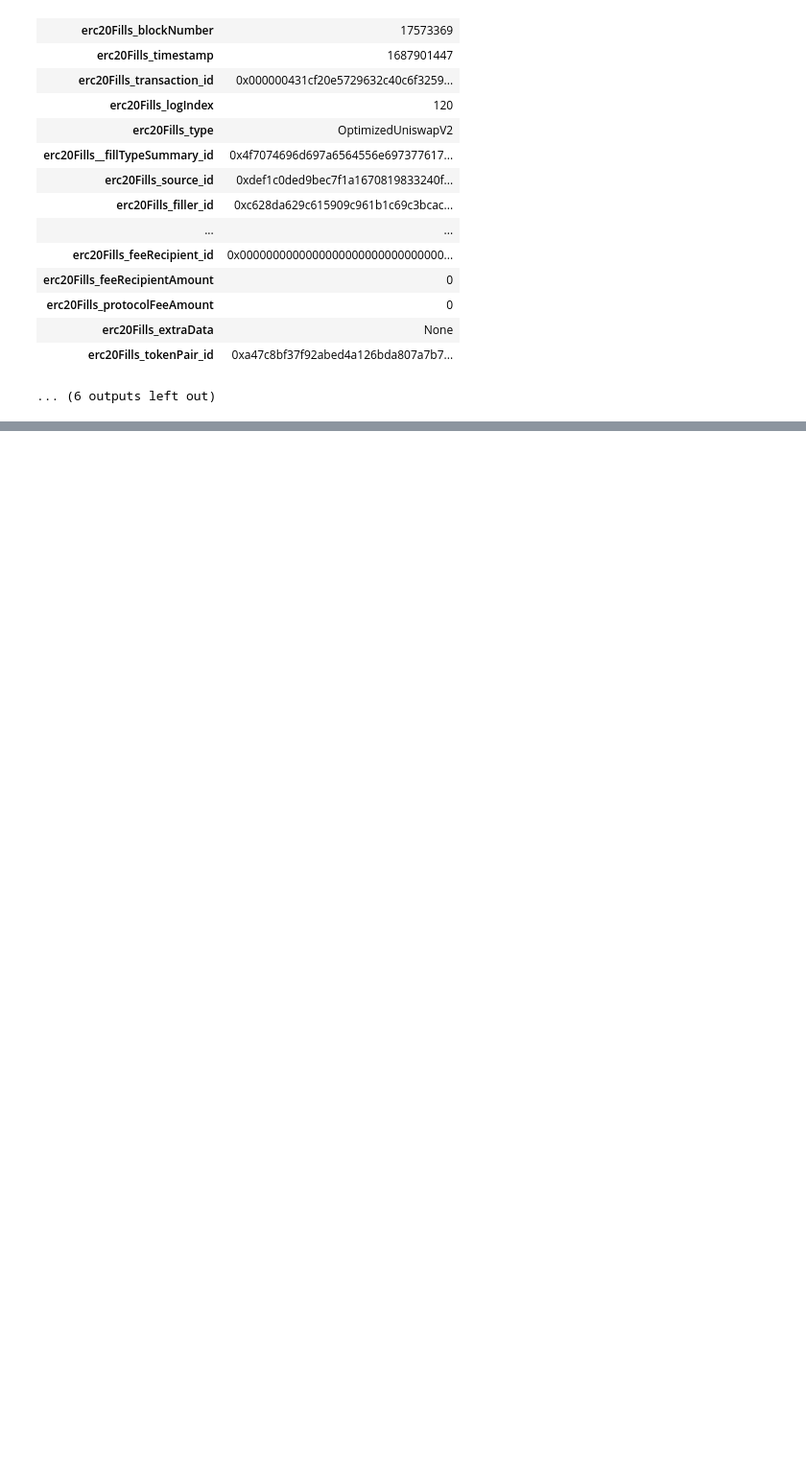
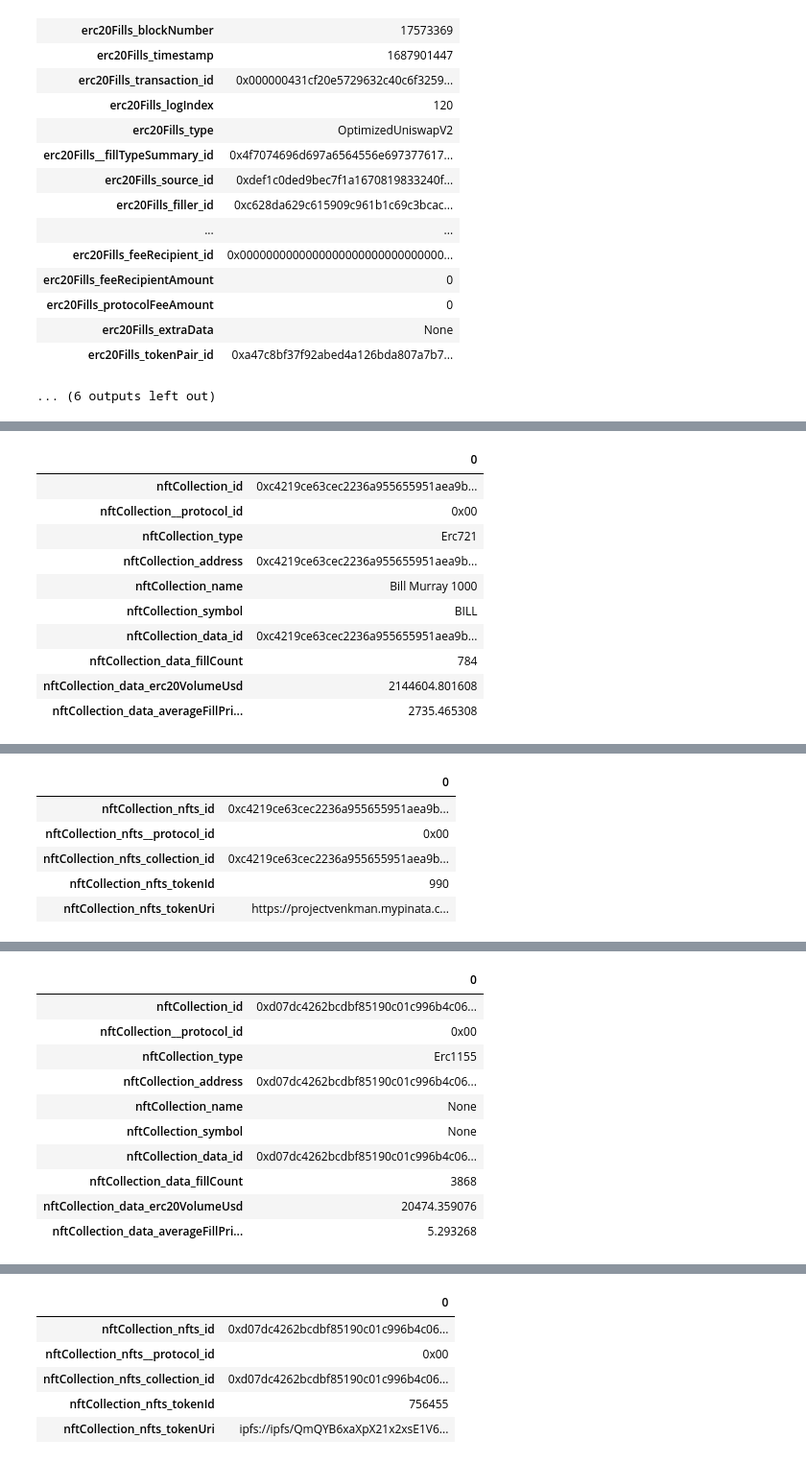
Before and after one commit to papercliplabs/zero-ex-subgraph, a Jupyter notebook: validation/current.ipynb, the cells around one changed output, grey strips where cells are left out. Shown at 96% size. Cells and saved outputs as stored; diff of their text form; code cells hidden in the pictures; blank space fills up the shorter version.

```diff
--- a/validation/current.ipynb
+++ b/validation/current.ipynb
@@ -195,0 +385,18 @@ OptimizedUniswapV2
+# %%
+# NFT Collection + token
+
+def showNftCollectionDataForAddress(address: str):
+    collection = zero_ex.Query.nftCollection(id=address)
+
+    collection_df = sg.query_df([collection, collection.data])
+    print(address, "collection")
+    display(collection_df.T)
+
+    print(address, "nft")
+    nft = collection.nfts(first=1, orderBy=zero_ex.Nft.tokenId, orderDirection="desc")
+    nft_df = sg.query_df([nft])
+    display(nft_df.T)
+
+showNftCollectionDataForAddress("0xc4219ce63cec2236a955655951aea9b6f8b2431b") # ERC721
+showNftCollectionDataForAddress("0xd07dc4262bcdbf85190c01c996b4c06a461d2430") # ERC1155
+# %% [output]
@@ -195,0 +404,11 @@ OptimizedUniswapV2
+|  | 0 |
+| nftCollection_id | 0xc4219ce63cec2236a955655951aea9b... |
+| nftCollection__protocol_id | 0x00 |
+| nftCollection_type | Erc721 |
+| nftCollection_address | 0xc4219ce63cec2236a955655951aea9b... |
+| nftCollection_name | Bill Murray 1000 |
+| nftCollection_symbol | BILL |
+| nftCollection_data_id | 0xc4219ce63cec2236a955655951aea9b... |
+| nftCollection_data_fillCount | 784 |
+| nftCollection_data_erc20VolumeUsd | 2144604.801608 |
+| nftCollection_data_averageFillPri... | 2735.465308 |
@@ -195,0 +416,6 @@ OptimizedUniswapV2
+|  | 0 |
+| nftCollection_nfts_id | 0xc4219ce63cec2236a955655951aea9b... |
+| nftCollection_nfts__protocol_id | 0x00 |
+| nftCollection_nfts_collection_id | 0xc4219ce63cec2236a955655951aea9b... |
+| nftCollection_nfts_tokenId | 990 |
+| nftCollection_nfts_tokenUri | https://projectvenkman.mypinata.c... |
@@ -195,0 +423,11 @@ OptimizedUniswapV2
+|  | 0 |
+| nftCollection_id | 0xd07dc4262bcdbf85190c01c996b4c06... |
+| nftCollection__protocol_id | 0x00 |
+| nftCollection_type | Erc1155 |
+| nftCollection_address | 0xd07dc4262bcdbf85190c01c996b4c06... |
+| nftCollection_name | None |
+| nftCollection_symbol | None |
+| nftCollection_data_id | 0xd07dc4262bcdbf85190c01c996b4c06... |
+| nftCollection_data_fillCount | 3868 |
+| nftCollection_data_erc20VolumeUsd | 20474.359076 |
+| nftCollection_data_averageFillPri... | 5.293268 |
@@ -195,0 +435,6 @@ OptimizedUniswapV2
+|  | 0 |
+| nftCollection_nfts_id | 0xd07dc4262bcdbf85190c01c996b4c06... |
+| nftCollection_nfts__protocol_id | 0x00 |
+| nftCollection_nfts_collection_id | 0xd07dc4262bcdbf85190c01c996b4c06... |
+| nftCollection_nfts_tokenId | 756455 |
+| nftCollection_nfts_tokenUri | ipfs://ipfs/QmQYB6xaXpX21x2xsE1V6... |
```
Also changed, not shown: parts of 7 cells of this notebook, 4 other files.
